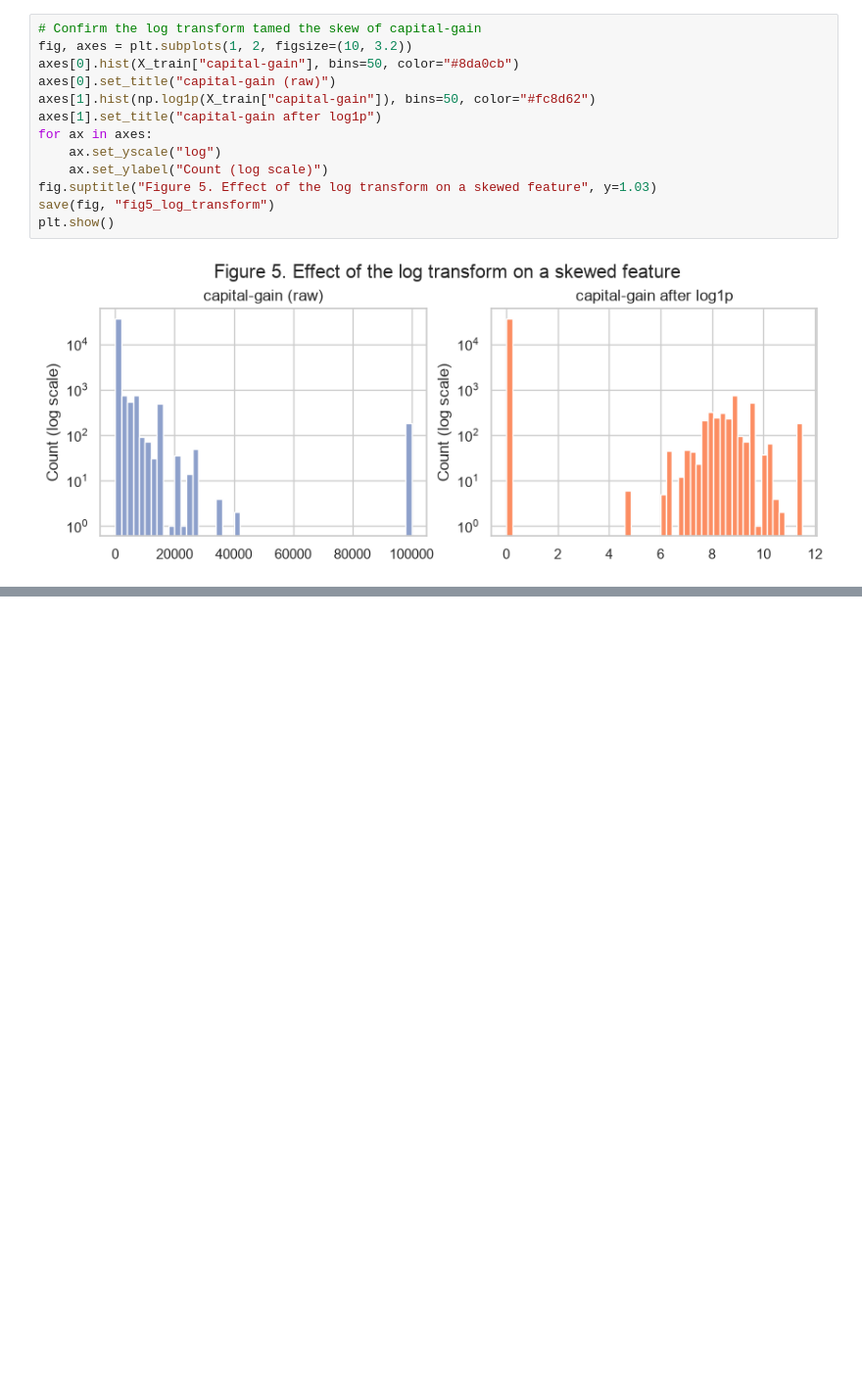
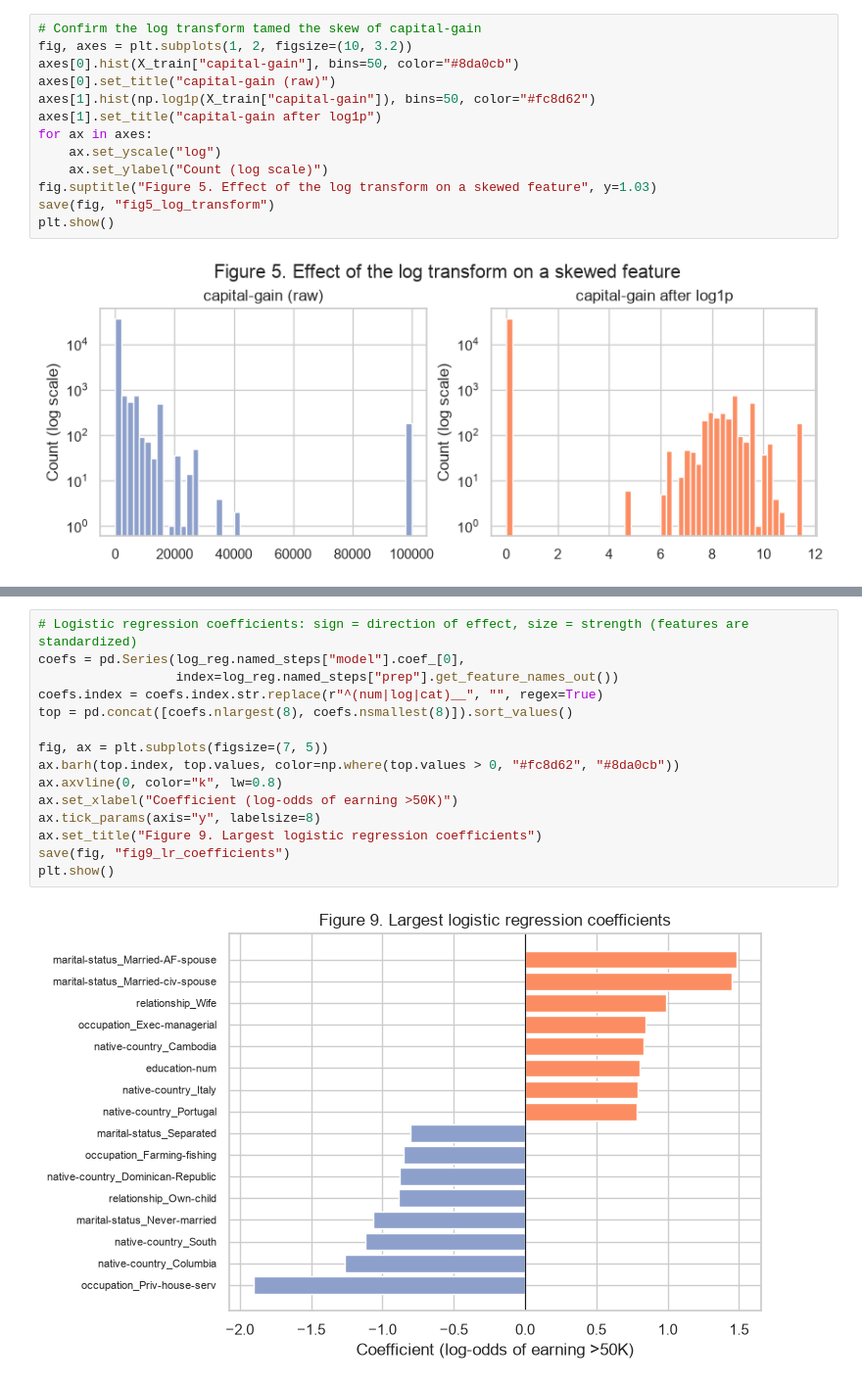
Before and after one commit to alexander-kuzmin-us/MachineLearningFoundations, a Jupyter notebook: modeling.ipynb, the cells around one changed output, grey strips where cells are left out. Shown at 98% size. Saved outputs shown, nothing was run; the diff lists cells and outputs as text; blank space fills up the shorter version.

```diff
--- a/modeling.ipynb
+++ b/modeling.ipynb
@@ -444,0 +695,17 @@ plt.show()
+# %%
+# Logistic regression coefficients: sign = direction of effect, size = strength (features are standardized)
+coefs = pd.Series(log_reg.named_steps["model"].coef_[0],
+                  index=log_reg.named_steps["prep"].get_feature_names_out())
+coefs.index = coefs.index.str.replace(r"^(num|log|cat)__", "", regex=True)
+top = pd.concat([coefs.nlargest(8), coefs.nsmallest(8)]).sort_values()
+
+fig, ax = plt.subplots(figsize=(7, 5))
+ax.barh(top.index, top.values, color=np.where(top.values > 0, "#fc8d62", "#8da0cb"))
+ax.axvline(0, color="k", lw=0.8)
+ax.set_xlabel("Coefficient (log-odds of earning >50K)")
+ax.tick_params(axis="y", labelsize=8)
+ax.set_title("Figure 9. Largest logistic regression coefficients")
+save(fig, "fig9_lr_coefficients")
+plt.show()
+# %% [output]
+[figure, added]
```
Also changed, not shown: parts of 35 cells of this notebook, 6 other files.
